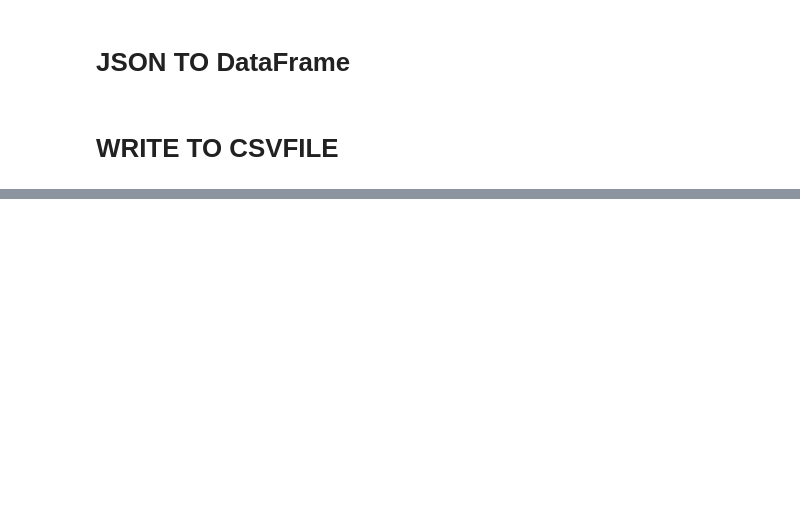
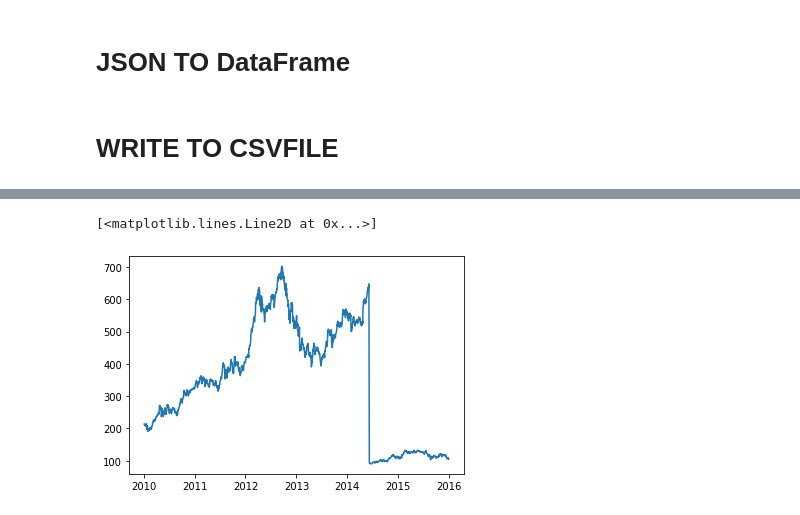
Before and after one commit to Fahad2314/MSc_Project, a Jupyter notebook: data/raw/Data_JSON_TO_CSV.ipynb, the cells around one changed output, grey strips where cells are left out. Cells and saved outputs as stored; diff of their text form; code cells hidden in the pictures; blank space fills up the shorter version.

```diff
--- a/data/raw/Data_JSON_TO_CSV.ipynb
+++ b/data/raw/Data_JSON_TO_CSV.ipynb
@@ -36,0 +52,19 @@ export_AAPL = AAPL_df.to_csv(r'AAPL.csv')
+# %%
+dict_ = dict()
+
+list_ = ['date', 'close', 'high', 'low', 'open', 'volume', 'adjClose',
+         'adjHigh', 'adjLow', 'adjOpen', 'adjVolume', 'divCash', 'splitFactor']
+for i in list_:
+    dict_[i]=list()
+
+
+
+for day in AAPL:
+#     print("\n")
+    temp_list = day.keys()
+
+    for key in temp_list:
+        list_obj = dict_[key]
+        list_obj.append(day[key])
+# %%
+df = pd.DataFrame.from_dict(dict_)
@@ -36,0 +80,7 @@ export_AAPL = AAPL_df.to_csv(r'AAPL.csv')
+# %%
+df.date = pd.to_datetime(df.date, format="%Y-%m-%d")
+# %%
+plt.plot(df.date,df.close)
+# %% [output]
+[<matplotlib.lines.Line2D at 0x...>]
+[figure, added]
```
Also changed, not shown: parts of 6 cells of this notebook, 11 other files.
